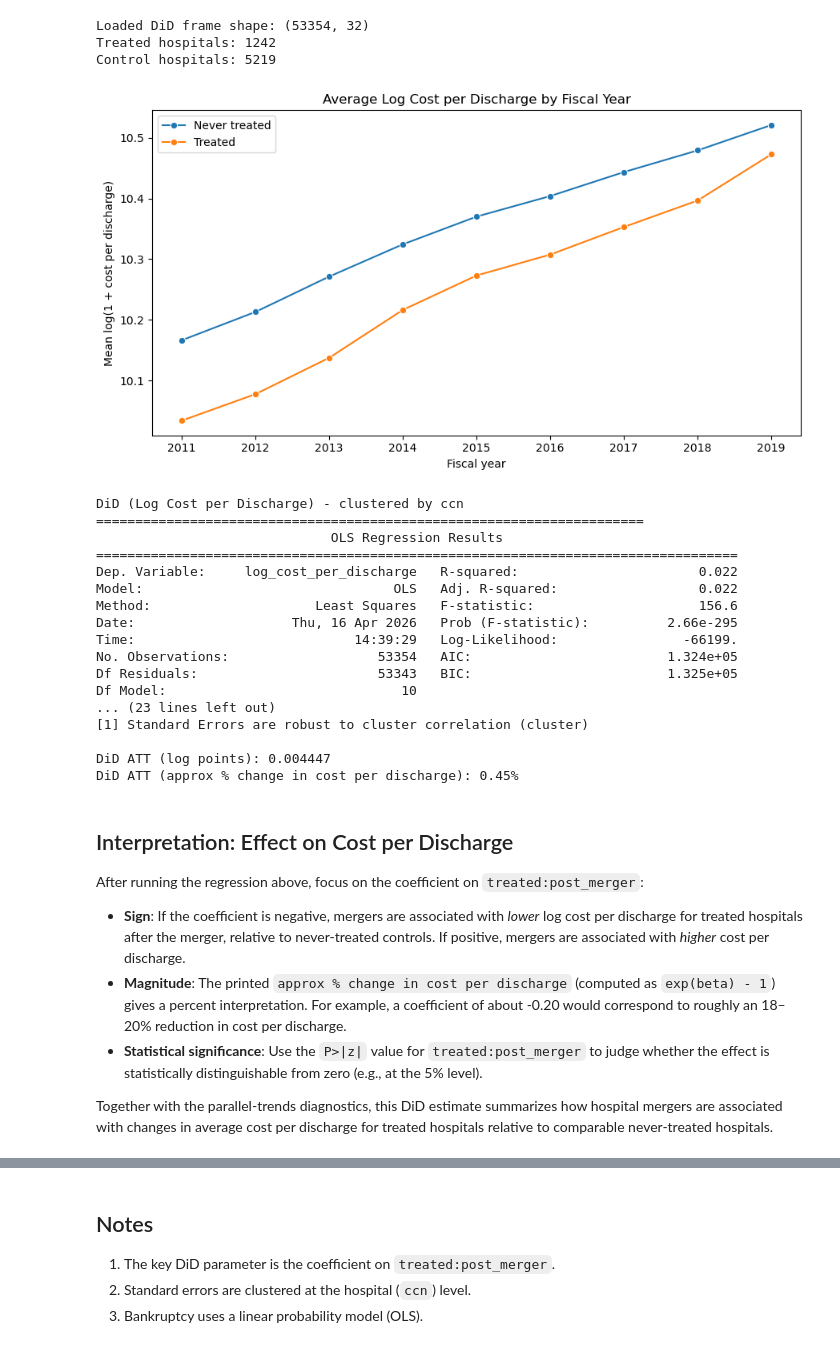
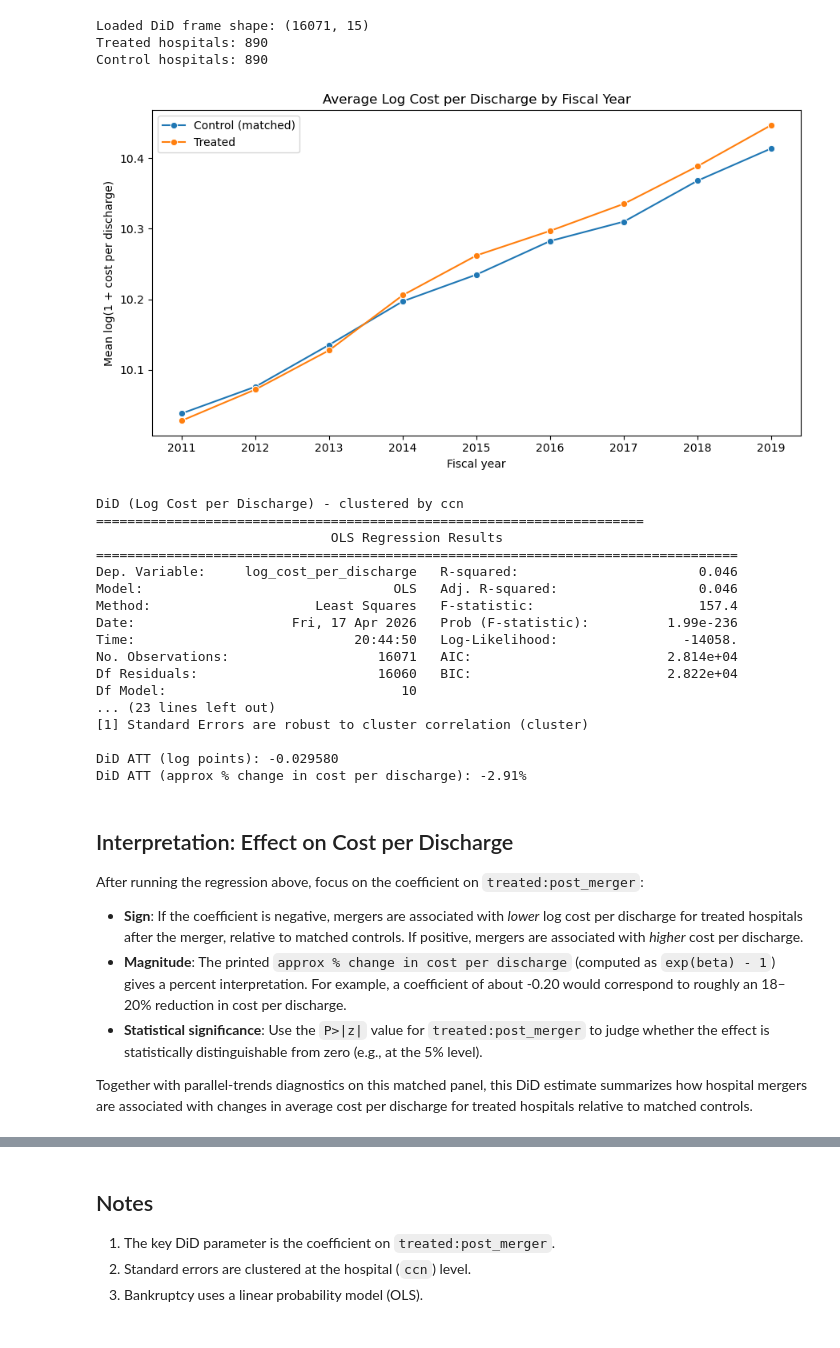
Before and after one commit to FarnooshMemari/IDS_701_final_project, a Jupyter notebook: 04_main_analysis/difference_in_difference_analysis.ipynb, the cells around one changed output, grey strips where cells are left out. Saved outputs shown, nothing was run; the diff lists cells and outputs as text; code cells hidden in the pictures.

Commit message:
Add change data source to match

```diff
--- a/04_main_analysis/difference_in_difference_analysis.ipynb
+++ b/04_main_analysis/difference_in_difference_analysis.ipynb
@@ -60,81 +62,87 @@ import pandas as pd
 import seaborn as sns
 import statsmodels.formula.api as smf
 # %%
-# Load hospital analysis dataset
+# Load matched hospital-year sample
 cwd = Path.cwd()
 project_root = cwd if (cwd / "01_data").exists() else cwd.parent
 
-data_path = project_root / "01_data" / "hospital_analysis.csv"
-hospital_analysis = pd.read_csv(data_path)
+data_path = project_root / "01_data" / "matched_sample.csv"
+matched = pd.read_csv(data_path)
 
-df = hospital_analysis.copy()
+df = matched.copy()
 
-# Standardize key fields used by DiD
+# Hospital ID for clustered SEs (CMS provider number)
+if "PRVDR_NUM" in df.columns:
+    df["ccn"] = pd.to_numeric(df["PRVDR_NUM"], errors="coerce")
+
 df["fiscal_year"] = pd.to_numeric(df["fiscal_year"], errors="coerce")
 df["treated"] = pd.to_numeric(df["treated"], errors="coerce")
-df["post_merger"] = pd.to_numeric(df["post_merger"], errors="coerce")
+df["merger_year"] = pd.to_numeric(df.get("merger_year"), errors="coerce")
 
-# Clean outcome so log(1 + x) is well-defined
+# Post-merger: treated hospitals in years on/after first merger year
+df["post_merger"] = (
+    (df["treated"] == 1) & (df["fiscal_year"] >= df["merger_year"])
+).astype(int)
+
+# Clean outcomes so log(1 + x) is well-defined
 df["total_operating_costs"] = pd.to_numeric(df["total_operating_costs"], errors="coerce")
 df = df[df["total_operating_costs"].notna()].copy()
 df = df[df["total_operating_costs"] >= 0].copy()
 df["log_total_operating_costs"] = np.log1p(df["total_operating_costs"])
 
-# Main DiD outcome: cost per discharge (and its log).
 df["cost_per_discharge"] = pd.to_numeric(df.get("cost_per_discharge"), errors="coerce")
 df = df[df["cost_per_discharge"].notna()].copy()
 df = df[df["cost_per_discharge"] >= 0].copy()
 df["log_cost_per_discharge"] = np.log1p(df["cost_per_discharge"])
 
-# Bankruptcy is used as an outcome via a linear probability model (OLS)
 if "bankruptcy" in df.columns:
     df["bankruptcy"] = pd.to_numeric(df["bankruptcy"], errors="coerce")
+
+df = df[df["ccn"].notna()].copy()
 
 print("Loaded DiD frame shape:", df.shape)
 print("Treated hospitals:", df.loc[df["treated"] == 1, "ccn"].nunique())
 print("Control hospitals:", df.loc[df["treated"] == 0, "ccn"].nunique())
 # %% [output]
-Loaded DiD frame shape: (53354, 32)
-Treated hospitals: 1242
-Control hospitals: 5219
+Loaded DiD frame shape: (16071, 15)
+Treated hospitals: 890
+Control hospitals: 890
 # %%
 # Descriptive plot: average log cost per discharge by fiscal year
 
 plot_df = (
     df.groupby(["fiscal_year", "treated"], as_index=False)["log_cost_per_discharge"]
     .mean()
 )
 
-plot_df["group"] = plot_df["treated"].map({0: "Never treated", 1: "Treated"})
+plot_df["group"] = plot_df["treated"].map({0: "Control (matched)", 1: "Treated"})
 
 plt.figure(figsize=(9, 5))
 sns.lineplot(
     data=plot_df,
     x="fiscal_year",
     y="log_cost_per_discharge",
     hue="group",
     marker="o",
 )
 
 plt.title("Average Log Cost per Discharge by Fiscal Year")
 plt.xlabel("Fiscal year")
 plt.ylabel("Mean log(1 + cost per discharge)")
 plt.xticks(sorted(df["fiscal_year"].dropna().unique().tolist()))
 plt.legend()
 plt.tight_layout()
 # Save and show in the notebook UI.
 out_dir = project_root / "05_outputs" / "figures"
 out_dir.mkdir(parents=True, exist_ok=True)
 plt.savefig(out_dir / "did_avg_log_cost_per_discharge_by_fiscal_year.png", dpi=200)
 plt.show()
 plt.close()
 # %% [output]
-[figure, old version]
+[figure, new version]
 # %%
 # Main DiD regression for log cost per discharge
 # Specification:
-#   log_cost_per_discharge ~ treated + treated:post_merger + C(fiscal_year)
-# The coefficient on (treated:post_merger) is the DiD estimate.
 
 reg_df = df.dropna(
     subset=["fiscal_year", "treated", "post_merger", "log_cost_per_discharge"]
@@ -167,29 +175,29 @@ DiD (Log Cost per Discharge) - clustered by ccn
 ======================================================================
                               OLS Regression Results
 ==================================================================================
-Dep. Variable:     log_cost_per_discharge   R-squared:                       0.022
-Model:                                OLS   Adj. R-squared:                  0.022
-Method:                     Least Squares   F-statistic:                     156.6
-Date:                    Thu, 16 Apr 2026   Prob (F-statistic):          2.66e-295
-Time:                            14:39:29   Log-Likelihood:                -66199.
-No. Observations:                   53354   AIC:                         1.324e+05
-Df Residuals:                       53343   BIC:                         1.325e+05
+Dep. Variable:     log_cost_per_discharge   R-squared:                       0.046
+Model:                                OLS   Adj. R-squared:                  0.046
+Method:                     Least Squares   F-statistic:                     157.4
+Date:                    Fri, 17 Apr 2026   Prob (F-statistic):          1.99e-236
+Time:                            20:44:50   Log-Likelihood:                -14058.
+No. Observations:                   16071   AIC:                         2.814e+04
+Df Residuals:                       16060   BIC:                         2.822e+04
 Df Model:                              10
 ... (23 lines left out)
 [1] Standard Errors are robust to cluster correlation (cluster)
 
-DiD ATT (log points): 0.004447
-DiD ATT (approx % change in cost per discharge): 0.45%
+DiD ATT (log points): -0.029580
+DiD ATT (approx % change in cost per discharge): -2.91%
 # %% [markdown]
 ## Interpretation: Effect on Cost per Discharge
 
 After running the regression above, focus on the coefficient on `treated:post_merger`:
 
-- **Sign**: If the coefficient is negative, mergers are associated with *lower* log cost per discharge for treated hospitals after the merger, relative to never-treated controls. If positive, mergers are associated with *higher* cost per discharge.
+- **Sign**: If the coefficient is negative, mergers are associated with *lower* log cost per discharge for treated hospitals after the merger, relative to matched controls. If positive, mergers are associated with *higher* cost per discharge.
 - **Magnitude**: The printed `approx % change in cost per discharge` (computed as `exp(beta) - 1`) gives a percent interpretation. For example, a coefficient of about -0.20 would correspond to roughly an 18–20% reduction in cost per discharge.
 - **Statistical significance**: Use the `P>|z|` value for `treated:post_merger` to judge whether the effect is statistically distinguishable from zero (e.g., at the 5% level).
 
-Together with the parallel-trends diagnostics, this DiD estimate summarizes how hospital mergers are associated with changes in average cost per discharge for treated hospitals relative to comparable never-treated hospitals.
+Together with parallel-trends diagnostics on this matched panel, this DiD estimate summarizes how hospital mergers are associated with changes in average cost per discharge for treated hospitals relative to matched controls.
 # %%
 # DiD regression for bankruptcy (linear probability model)
 if "bankruptcy" in reg_df.columns:
```
Also changed, not shown: parts of 5 cells of this notebook, 1 other file.
